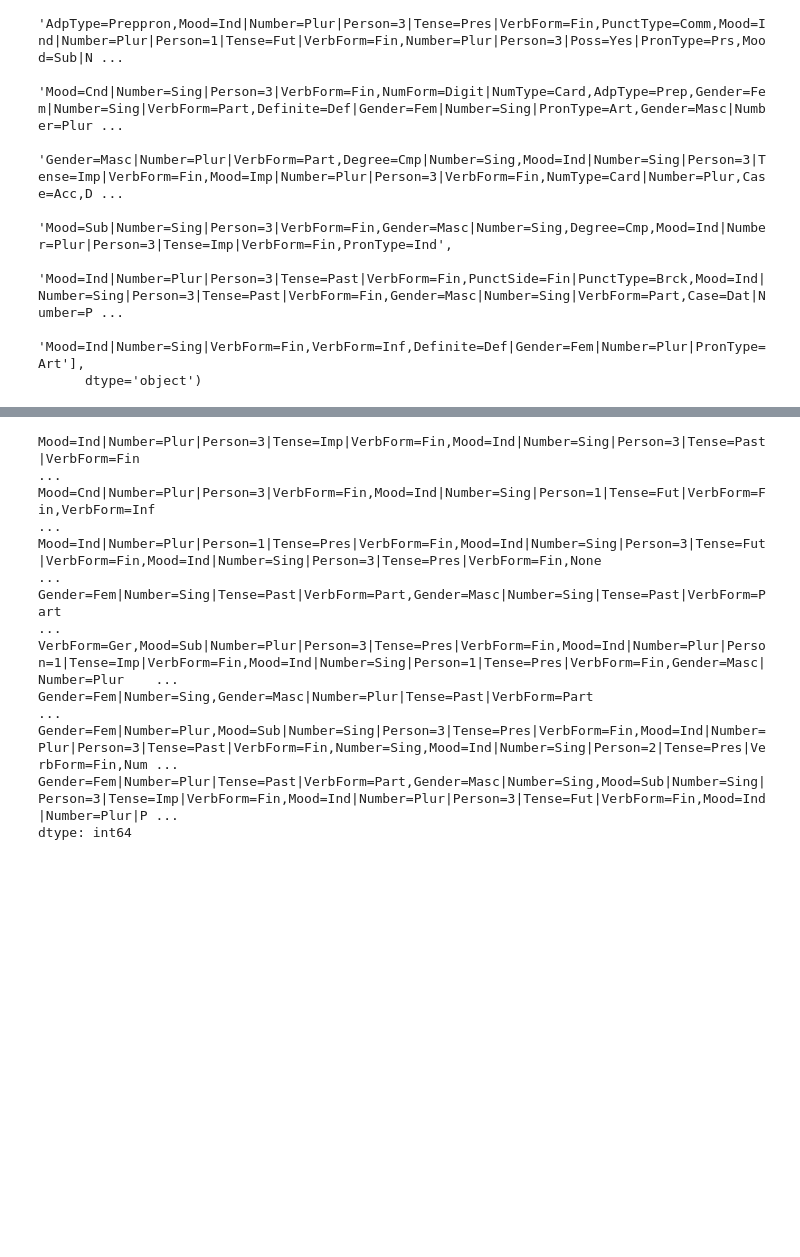
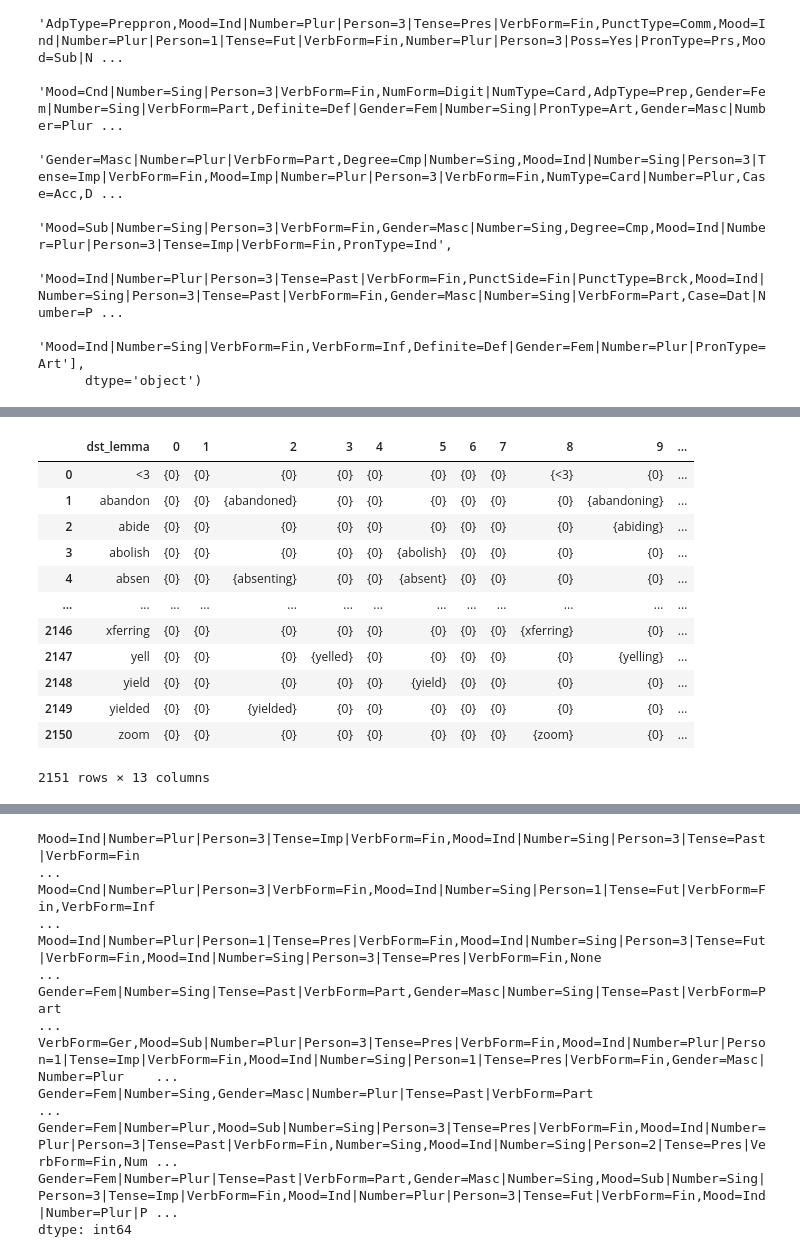
Before and after one commit to faisal-iut/minimal-morpho-inflection, a Jupyter notebook: insert_pdp.ipynb, the cells around one changed output, grey strips where cells are left out. Saved outputs shown, nothing was run; the diff lists cells and outputs as text; code cells hidden in the pictures; blank space fills up the shorter version.

```diff
--- a/insert_pdp.ipynb
+++ b/insert_pdp.ipynb
@@ -264,0 +480,3 @@ Gender=Masc|Number=Plur|VerbForm=Part,Degree=Cmp|Number=Sing,Mood=Ind|Number=Sin
+# %%
+for i in newdf:
+    print(i)
@@ -264,0 +506,3 @@ Gender=Masc|Number=Plur|VerbForm=Part,Degree=Cmp|Number=Sing,Mood=Ind|Number=Sin
+# %%
+for f in feat_vals:
+    print(f)
@@ -264,0 +583,22 @@ Gender=Masc|Number=Plur|VerbForm=Part,Degree=Cmp|Number=Sing,Mood=Ind|Number=Sin
+# %%
+newdf = np.zeros(feat_vals.shape[0])
+ind = np.zeros(feat_vals.shape[0])
+for i,f in enumerate(feat_vals):
+    if i>0:
+        prev = feat_vals[i-1]
+        curr = f
+        c = fuzz.ratio(prev[0], curr[0])
+        if c>75:
+#             print(i,prev[0], curr[0], c)
+            if newdf[i-1]==0:
+                newdf[i-1] = i-1
+                newdf[i] = i-1
+            else:
+                newdf[i] = newdf[i-1]
+    ind[i] = i
+newdf[newdf==0]=ind[newdf==0]
+df = pd.DataFrame(feat_vals, columns = df.columns)
+df['index_2']=newdf
+f = lambda y: y.add
+agg_func = {x:f for x in range(0, len(df.columns)-2,1)}
+df = df.groupby(df['index_2']).aggregate(agg_func).reset_index()
@@ -264,0 +625,16 @@ Gender=Masc|Number=Plur|VerbForm=Part,Degree=Cmp|Number=Sing,Mood=Ind|Number=Sin
+# %%
+df
+# %% [output]
+|  | dst_lemma | 0 | 1 | 2 | 3 | 4 | 5 | 6 | 7 | 8 | 9 | ... |
+| 0 | <3 | {0} | {0} | {0} | {0} | {0} | {0} | {0} | {0} | {<3} | {0} | ... |
+| 1 | abandon | {0} | {0} | {abandoned} | {0} | {0} | {0} | {0} | {0} | {0} | {abandoning} | ... |
+| 2 | abide | {0} | {0} | {0} | {0} | {0} | {0} | {0} | {0} | {0} | {abiding} | ... |
+| 3 | abolish | {0} | {0} | {0} | {0} | {0} | {abolish} | {0} | {0} | {0} | {0} | ... |
+| 4 | absen | {0} | {0} | {absenting} | {0} | {0} | {absent} | {0} | {0} | {0} | {0} | ... |
+| ... | ... | ... | ... | ... | ... | ... | ... | ... | ... | ... | ... | ... |
+| 2146 | xferring | {0} | {0} | {0} | {0} | {0} | {0} | {0} | {0} | {xferring} | {0} | ... |
+| 2147 | yell | {0} | {0} | {0} | {yelled} | {0} | {0} | {0} | {0} | {0} | {yelling} | ... |
+| 2148 | yield | {0} | {0} | {0} | {0} | {0} | {yield} | {0} | {0} | {0} | {0} | ... |
+| 2149 | yielded | {0} | {0} | {yielded} | {0} | {0} | {0} | {0} | {0} | {0} | {0} | ... |
+| 2150 | zoom | {0} | {0} | {0} | {0} | {0} | {0} | {0} | {0} | {zoom} | {0} | ... |
+2151 rows × 13 columns
```
Also changed, not shown: parts of 26 cells of this notebook.
